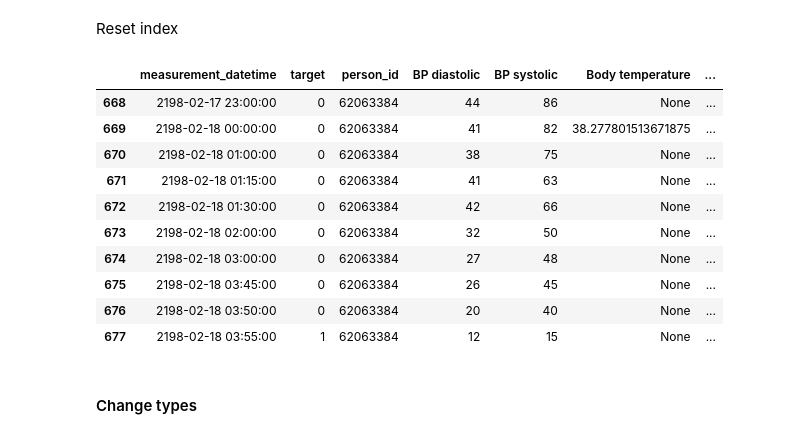
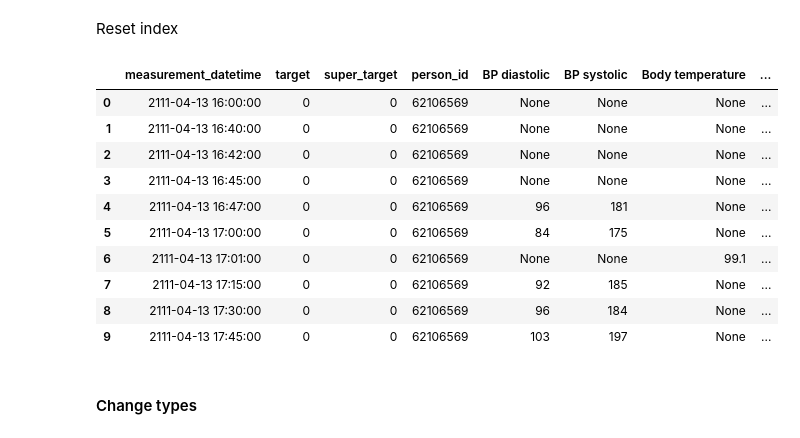
Before and after one commit to dataforgoodfr/batch4_diafoirus_fleming, a Jupyter notebook: omop_create dataset.ipynb, the cells around one changed output. Saved outputs shown, nothing was run; the diff lists cells and outputs as text; code cells hidden in the pictures.

Commit message:
Added super-target (death at the end of the hospital stay)

```diff
--- a/omop_create dataset.ipynb
+++ b/omop_create dataset.ipynb
@@ -5,15 +9,11 @@ Connect to database
 # %%
-# Get your credentials
 import numpy as np
-omop_login = np.load('full_omop_login.npy').item()
+import pandas as pd
+import datetime
 
 # Open a connection to OMOP
 from fleming_lib.tools import connect_to_omop
-conn = connect_to_omop(login_dict=omop_login)
-
-# Get ready for SQL query processing
-import pandas as pd
-import datetime
+conn = connect_to_omop()
 # %% [markdown]
 ## Select list of patients
 # %% [markdown]
@@ -306,28 +306,29 @@ from fleming_lib.metrics import add_target
 # %%
 measures = measures.groupby('person_id').apply(add_target)
+measures = measures.groupby('person_id').apply(add_super_target)
 # %% [markdown]
 #### Row to columns
 # %%
-measures = measures.pivot_table(index=['measurement_datetime','target','person_id'], columns='measurement_concept_name', values='value_source_value', aggfunc='first')
+measures = measures.pivot_table(index=['measurement_datetime','target','super_target','person_id'], columns='measurement_concept_name', values='value_source_value', aggfunc='first')
 # %% [markdown]
 Reset index
 # %%
 measures.reset_index(inplace=True)
 measures.columns.name = None
 # %%
-measures.iloc[-10:]
+measures.iloc[:10]
 # %% [output]
-|  | measurement_datetime | target | person_id | BP diastolic | BP systolic | Body temperature | ... |
-| 668 | 2198-02-17 23:00:00 | 0 | 62063384 | 44 | 86 | None | ... |
-| 669 | 2198-02-18 00:00:00 | 0 | 62063384 | 41 | 82 | 38.277801513671875 | ... |
-| 670 | 2198-02-18 01:00:00 | 0 | 62063384 | 38 | 75 | None | ... |
-| 671 | 2198-02-18 01:15:00 | 0 | 62063384 | 41 | 63 | None | ... |
-| 672 | 2198-02-18 01:30:00 | 0 | 62063384 | 42 | 66 | None | ... |
-| 673 | 2198-02-18 02:00:00 | 0 | 62063384 | 32 | 50 | None | ... |
-| 674 | 2198-02-18 03:00:00 | 0 | 62063384 | 27 | 48 | None | ... |
-| 675 | 2198-02-18 03:45:00 | 0 | 62063384 | 26 | 45 | None | ... |
-| 676 | 2198-02-18 03:50:00 | 0 | 62063384 | 20 | 40 | None | ... |
-| 677 | 2198-02-18 03:55:00 | 1 | 62063384 | 12 | 15 | None | ... |
+|  | measurement_datetime | target | super_target | person_id | BP diastolic | BP systolic | Body temperature | ... |
+| 0 | 2111-04-13 16:00:00 | 0 | 0 | 62106569 | None | None | None | ... |
+| 1 | 2111-04-13 16:40:00 | 0 | 0 | 62106569 | None | None | None | ... |
+| 2 | 2111-04-13 16:42:00 | 0 | 0 | 62106569 | None | None | None | ... |
+| 3 | 2111-04-13 16:45:00 | 0 | 0 | 62106569 | None | None | None | ... |
+| 4 | 2111-04-13 16:47:00 | 0 | 0 | 62106569 | 96 | 181 | None | ... |
+| 5 | 2111-04-13 17:00:00 | 0 | 0 | 62106569 | 84 | 175 | None | ... |
+| 6 | 2111-04-13 17:01:00 | 0 | 0 | 62106569 | None | None | 99.1 | ... |
+| 7 | 2111-04-13 17:15:00 | 0 | 0 | 62106569 | 92 | 185 | None | ... |
+| 8 | 2111-04-13 17:30:00 | 0 | 0 | 62106569 | 96 | 184 | None | ... |
+| 9 | 2111-04-13 17:45:00 | 0 | 0 | 62106569 | 103 | 197 | None | ... |
 # %% [markdown]
 #### Change types
 # %%
```
Also changed, not shown: parts of 11 cells of this notebook, 4 other files.
